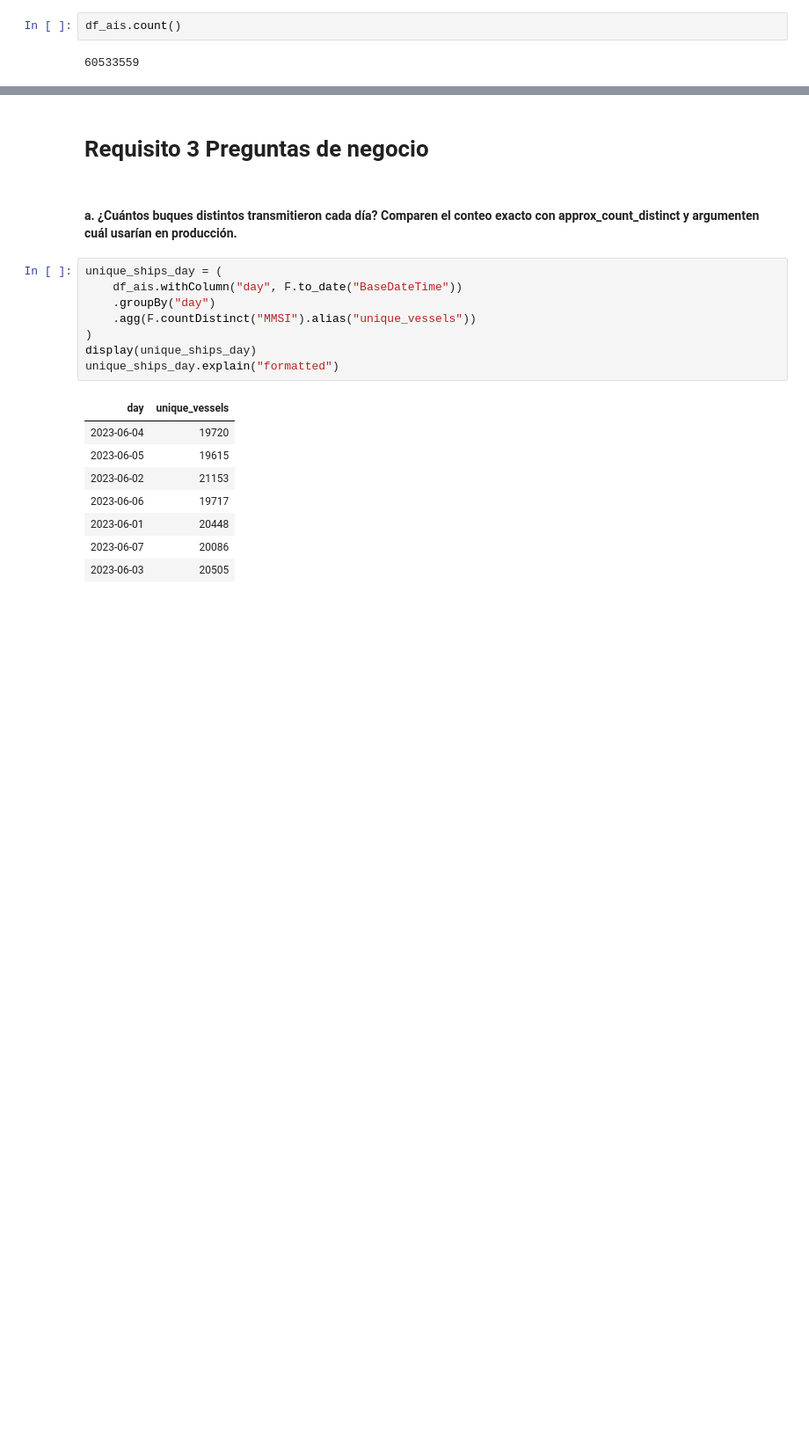
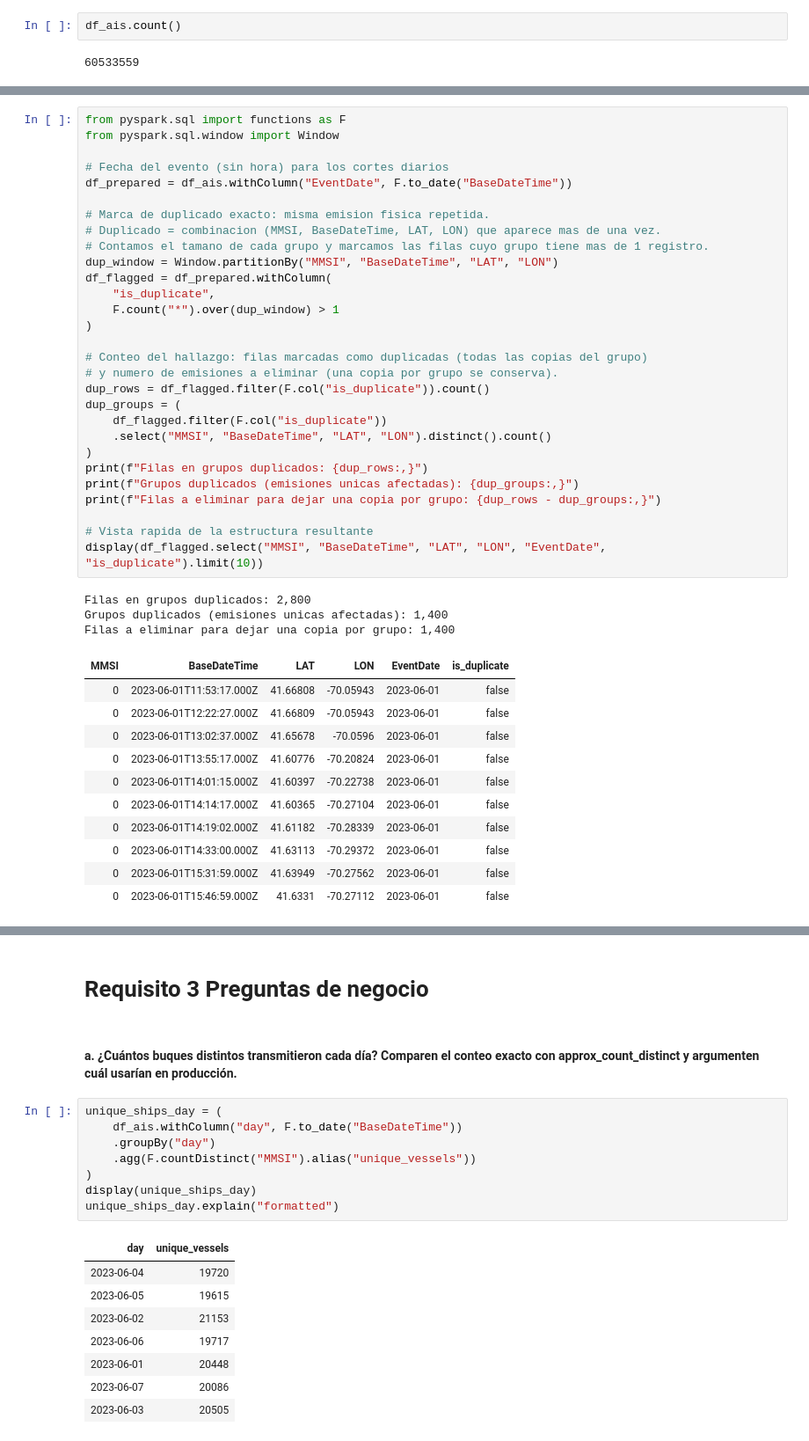
Before and after one commit to dnlec/trafico-maritimo-oceanwatch, a Jupyter notebook: notebook/proyecto_ocean_watch.ipynb, the cells around one changed output, grey strips where cells are left out. Shown at 88% size. Saved outputs shown, nothing was run; the diff lists cells and outputs as text; blank space fills up the shorter version.

```diff
--- a/notebook/proyecto_ocean_watch.ipynb
+++ b/notebook/proyecto_ocean_watch.ipynb
@@ -148,0 +160,44 @@ display(df_flagged.limit(10))
+# %%
+from pyspark.sql import functions as F
+from pyspark.sql.window import Window
+
+# Fecha del evento (sin hora) para los cortes diarios
+df_prepared = df_ais.withColumn("EventDate", F.to_date("BaseDateTime"))
+
+# Marca de duplicado exacto: misma emision fisica repetida.
+# Duplicado = combinacion (MMSI, BaseDateTime, LAT, LON) que aparece mas de una vez.
+# Contamos el tamano de cada grupo y marcamos las filas cuyo grupo tiene mas de 1 registro.
+dup_window = Window.partitionBy("MMSI", "BaseDateTime", "LAT", "LON")
+df_flagged = df_prepared.withColumn(
+    "is_duplicate",
+    F.count("*").over(dup_window) > 1
+)
+
+# Conteo del hallazgo: filas marcadas como duplicadas (todas las copias del grupo)
+# y numero de emisiones a eliminar (una copia por grupo se conserva).
+dup_rows = df_flagged.filter(F.col("is_duplicate")).count()
+dup_groups = (
+    df_flagged.filter(F.col("is_duplicate"))
+    .select("MMSI", "BaseDateTime", "LAT", "LON").distinct().count()
+)
+print(f"Filas en grupos duplicados: {dup_rows:,}")
+print(f"Grupos duplicados (emisiones unicas afectadas): {dup_groups:,}")
+print(f"Filas a eliminar para dejar una copia por grupo: {dup_rows - dup_groups:,}")
+
+# Vista rapida de la estructura resultante
+display(df_flagged.select("MMSI", "BaseDateTime", "LAT", "LON", "EventDate", "is_duplicate").limit(10))
+# %% [output]
+Filas en grupos duplicados: 2,800
+Grupos duplicados (emisiones unicas afectadas): 1,400
+Filas a eliminar para dejar una copia por grupo: 1,400
+| MMSI | BaseDateTime | LAT | LON | EventDate | is_duplicate |
+| 0 | 2023-06-01T11:53:17.000Z | 41.66808 | -70.05943 | 2023-06-01 | false |
+| 0 | 2023-06-01T12:22:27.000Z | 41.66809 | -70.05943 | 2023-06-01 | false |
+| 0 | 2023-06-01T13:02:37.000Z | 41.65678 | -70.0596 | 2023-06-01 | false |
+| 0 | 2023-06-01T13:55:17.000Z | 41.60776 | -70.20824 | 2023-06-01 | false |
+| 0 | 2023-06-01T14:01:15.000Z | 41.60397 | -70.22738 | 2023-06-01 | false |
+| 0 | 2023-06-01T14:14:17.000Z | 41.60365 | -70.27104 | 2023-06-01 | false |
+| 0 | 2023-06-01T14:19:02.000Z | 41.61182 | -70.28339 | 2023-06-01 | false |
+| 0 | 2023-06-01T14:33:00.000Z | 41.63113 | -70.29372 | 2023-06-01 | false |
+| 0 | 2023-06-01T15:31:59.000Z | 41.63949 | -70.27562 | 2023-06-01 | false |
+| 0 | 2023-06-01T15:46:59.000Z | 41.6331 | -70.27112 | 2023-06-01 | false |
```
Also changed, not shown: parts of 45 cells of this notebook, 6 other files.
